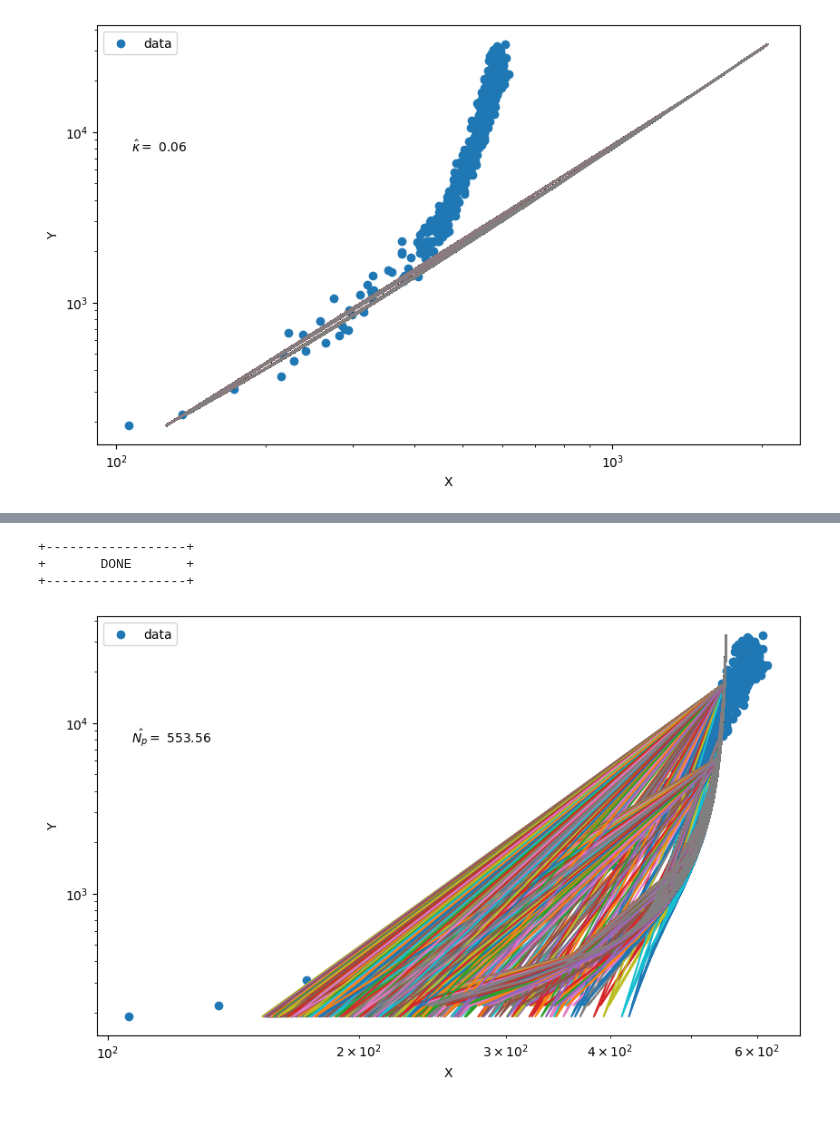
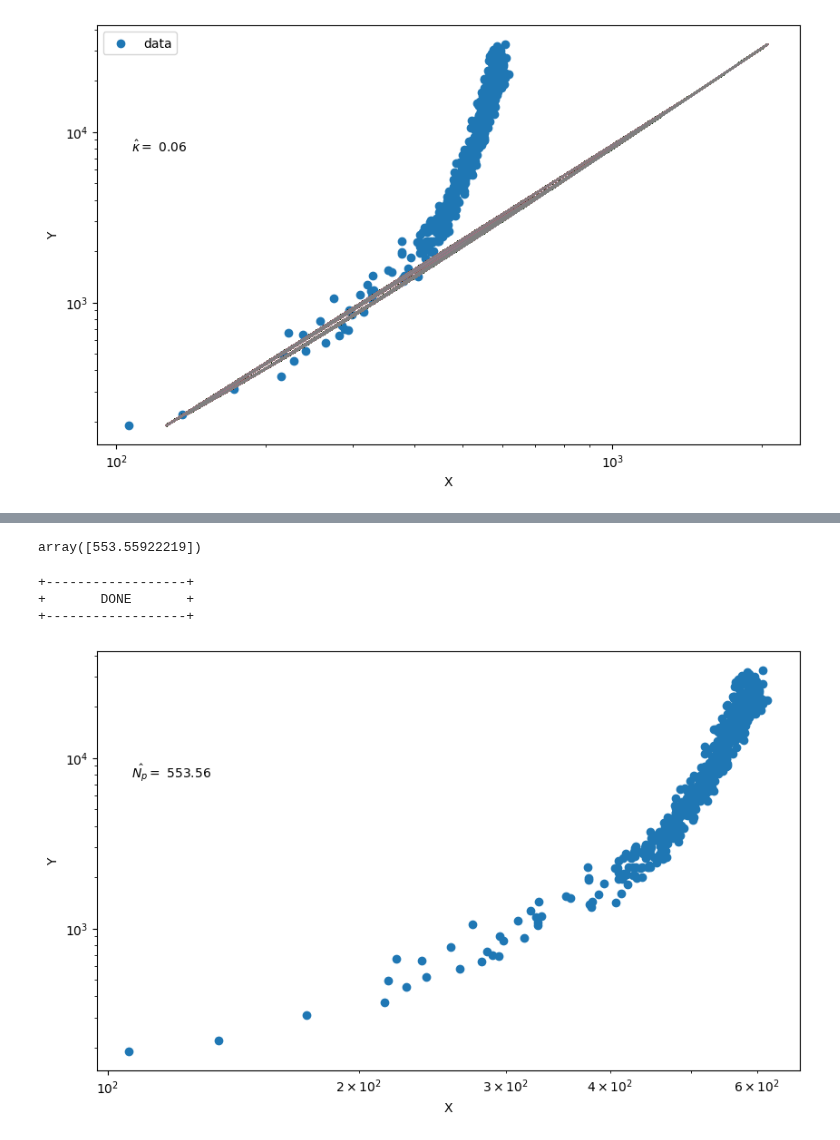
Before and after one commit to yiadka/mobility_scaling, a Jupyter notebook: notebooks/nmscaling_norm_1.ipynb, the cells around one changed output, grey strips where cells are left out. Cells and saved outputs as stored; diff of their text form; code cells hidden in the pictures.

```diff
--- a/notebooks/nmscaling_norm_1.ipynb
+++ b/notebooks/nmscaling_norm_1.ipynb
@@ -142,12 +146,19 @@ plt.show()
 # %%
 def model_uniform_2(x, Np):
-    return Np * (1 - (2 / ((8 * x[0]) / (Np - 1))) * (1 - (1 - (8 * x[0] / (2 * (Np**2 - Np))))**Np))
+    kappa = (8 * x[0]) / (Np * (Np - 1))
+    first = (1 - (kappa / 2))**Np
+    second = 1 - first
+    third = (2 / (kappa * Np)) * second
+    fourth = 1 - third
+    fifth = Np * fourth
+    return fifth
 # %%
 print("+------------------+")
 print("| Estimating       |")
 print("+------------------+")
 
-params, _ = optimize.curve_fit(model_uniform_2, xdata=df_left["edge"], ydata=df_left["node"], p0=[800])
+# params, _ = optimize.curve_fit(model_uniform_2, df_left["edge"], df_left["node"], p0=[max(df_left["node"])])
+params, _ = optimize.curve_fit(model_uniform_2, df_left["edge"], df_left["node"], p0=[max(df_left["node"])])
 
 print(r"Np:", params[0])
 # %% [output]
@@ -158,3 +169,7 @@ Np: 553.5592221851637
+# %%
+params
+# %% [output]
+array([553.55922219])
 # %%
 Np = params[0]
 Np = round(Np, 2)
@@ -181,14 +196,14 @@ for i in range(len(kappa_estimated)):
 # %%
 # 可視化
 plt.figure(figsize=(10, 6))
 plt.scatter(df_left["node"], df_left["edge"], label='data')
-plt.plot(N, M)
+#plt.plot(N, M)
 plt.text(0.05, 0.70, r'$\hat{N_{p}}=$ ' + str(Np), transform=plt.gca().transAxes)
 plt.xlabel('X')
 plt.ylabel('Y')
 plt.xscale('log')
 plt.yscale('log')
-plt.legend(loc='best')
+#plt.legend(loc='best')
 plt.show()
 # %% [output]
-[figure, old version]
+[figure, new version]
```
Also changed, not shown: parts of 3 cells of this notebook.
